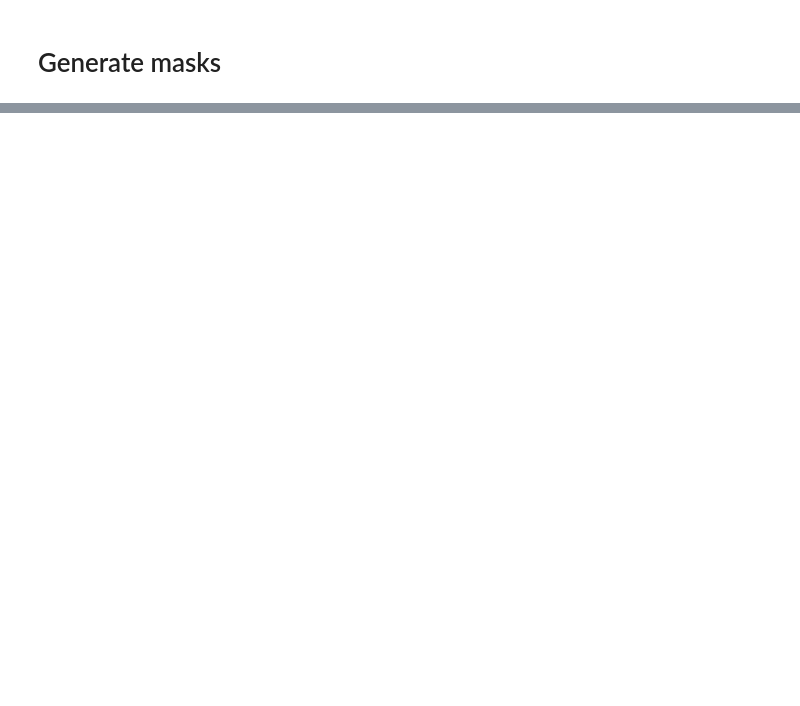
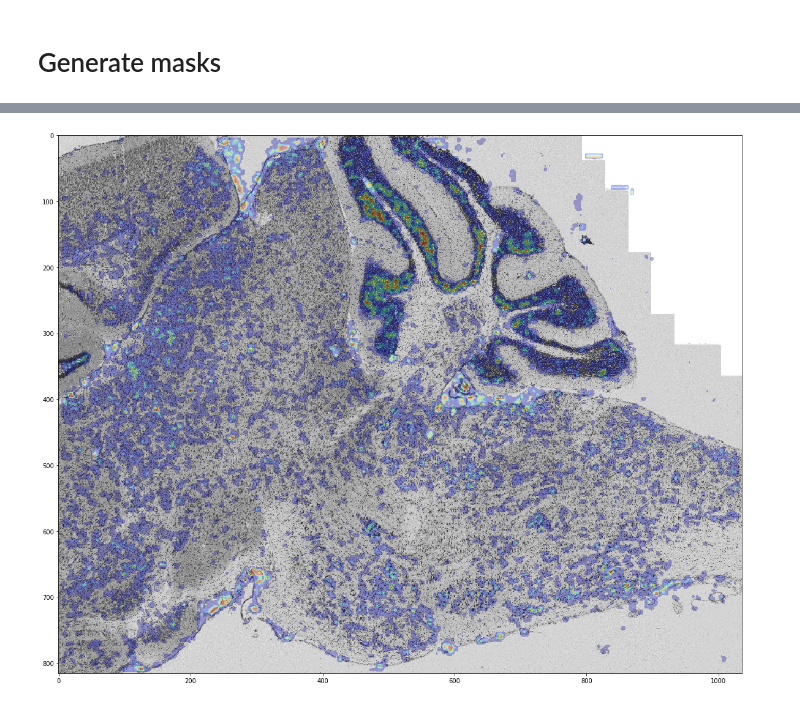
Before and after one commit to mistycheney/MouseBrainAtlas, a Jupyter notebook: preprocess/preprocess_Dmale.ipynb, the cells around one changed output, grey strips where cells are left out. Cells and saved outputs as stored; diff of their text form; code cells hidden in the pictures; blank space fills up the shorter version.

Commit message:
preprocess new data from david lab

```diff
--- a/preprocess/preprocess_Dmale.ipynb
+++ b/preprocess/preprocess_Dmale.ipynb
@@ -72,0 +372,6 @@ for fp in os.listdir(tb_dir):
+# %%
+batch_size = 256
+model_dir_name = 'inception-bn-blue'
+model_name = 'inception-bn-blue'
+model, mean_img = load_mxnet_model(model_dir_name=model_dir_name, model_name=model_name,
+                                   num_gpus=1, batch_size=batch_size)
@@ -72,0 +380,19 @@ for fp in os.listdir(tb_dir):
+# %%
+clfs = DataManager.load_classifiers(classifier_id=999)
+# clfs = {'7N': clfs['7N']}
+# %%
+out_resolution_um = 10.
+# %%
+for fn in ['Dmale_slide31_2018_02_02-S1']:
+# for fn in ['MD589-IHC33-2015.07.30-23.34.35_MD589_2_0098']:
+
+    viz_all_landmarks, scoremap_all_landmarks = draw_scoremap(clfs=clfs,
+#                             scheme='normalize_mu_region_sigma_wholeImage_(-1,5)',
+                            scheme='none',
+                            win_id=7,
+                                                              prep_id=6,
+                            stack=stack, return_scoremap=True, fn=fn,
+                            model=model, model_name=model_name,
+                             mean_img=mean_img,
+                             batch_size=batch_size,
+                           out_resolution_um=out_resolution_um)
@@ -72,0 +447,5 @@ for fp in os.listdir(tb_dir):
+# %%
+plt.figure(figsize=(20,20));
+plt.imshow(viz_all_landmarks['7n']);
+# %% [output]
+[figure, added]
```
Also changed, not shown: parts of 16 cells of this notebook, 5 other files.
